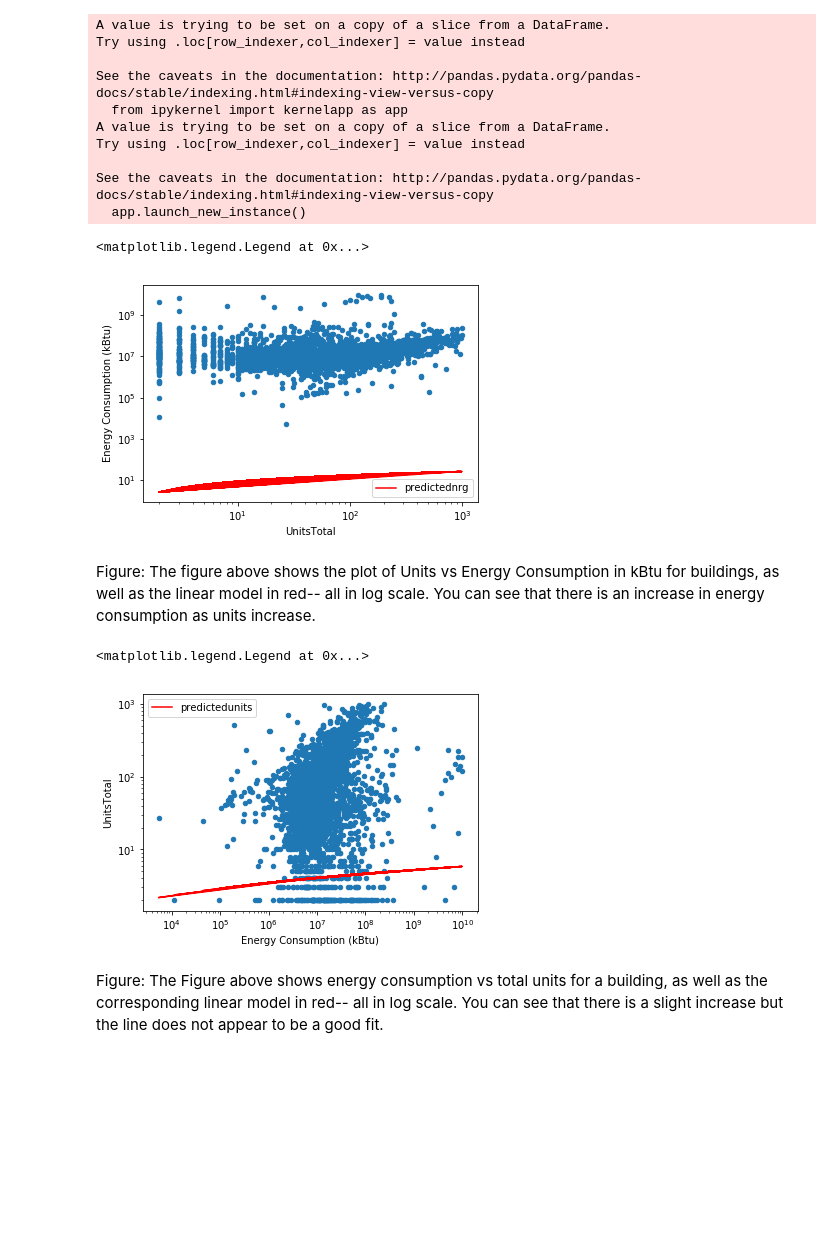
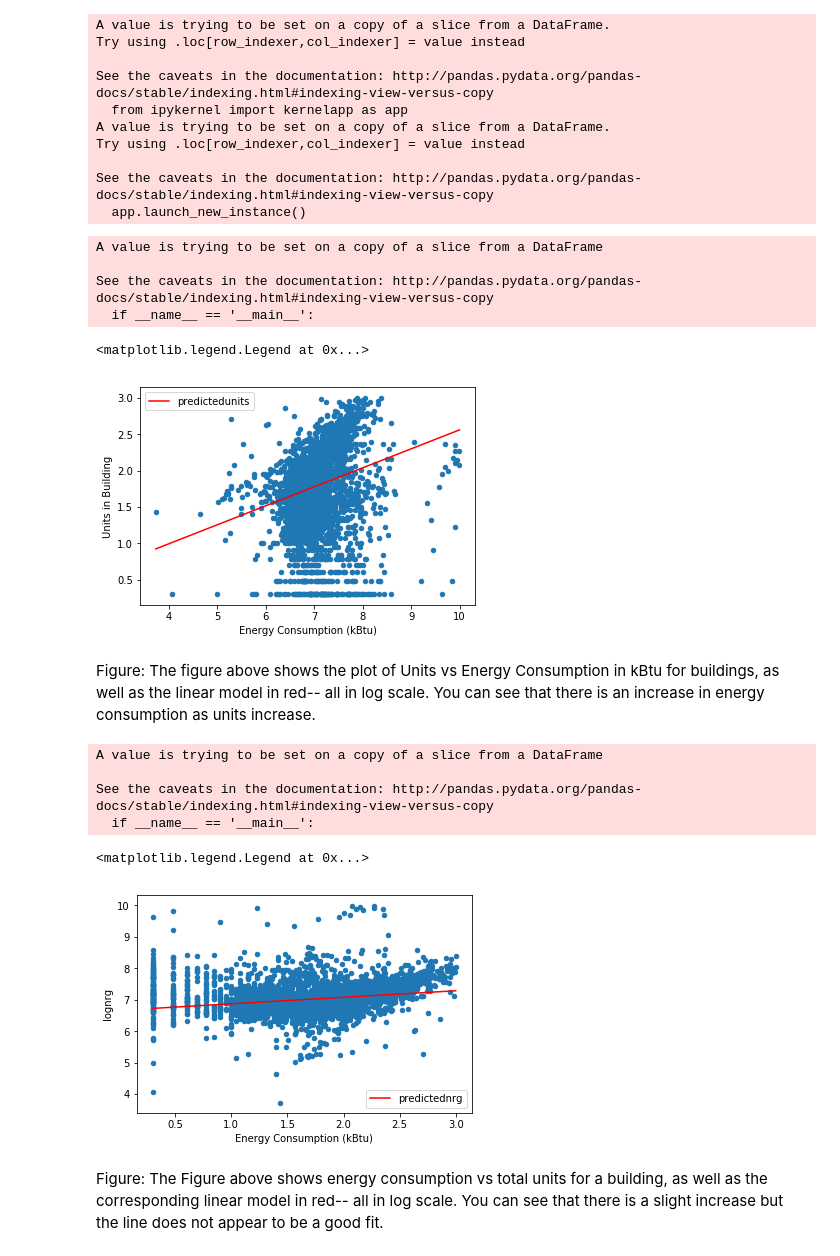
Before and after one commit to patafiot/PUI2018_tp1600, a Jupyter notebook: HW10_tp1600/building_nrg_instructions.ipynb, the cells around one changed output. Drawn from its saved outputs; the diff is of its cells as text; code cells hidden in the pictures; blank space fills up the shorter version.

```diff
--- a/HW10_tp1600/building_nrg_instructions.ipynb
+++ b/HW10_tp1600/building_nrg_instructions.ipynb
@@ -442,6 +445,6 @@ bblnrgdata2=bblnrgdata.loc[ind]
 # %%
-lm = smf.ols(formula='log(nrg)~log(UnitsTotal)-1', data = bblnrgdata2).fit()
-print(lm.summary())
+lm_u = smf.ols(formula='logunits ~ lognrg', data = bblnrgdata2).fit()
+print(lm_u.summary())
 # %% [output]
                             OLS Regression Results
 ==============================================================================
@@ -462,3 +465,5 @@ Warnings:
 [1] Standard Errors assume that the covariance matrix of the errors is correctly specified.
 # %% [markdown]
 ### Energy vs Units
+# %%
+bblnrgdata2.sort_values(by='logunits', inplace=True)
@@ -465,6 +475,6 @@ Warnings:
 # %%
-lm2 = smf.ols(formula='log(UnitsTotal)~log(nrg)-1', data = bblnrgdata2).fit()
-print(lm2.summary())
+lm_e = smf.ols(formula='lognrg ~ logunits', data = bblnrgdata2).fit()
+print(lm_e.summary())
 # %% [output]
                             OLS Regression Results
 ==============================================================================
@@ -485,8 +495,8 @@ Warnings:
 [1] Standard Errors assume that the covariance matrix of the errors is correctly specified.
 # %%
 #bblnrgdata.head()
-bblnrgdata2['predictednrg']=lm.predict()
-bblnrgdata2['predictedunits']=lm2.predict()
+bblnrgdata2['predictednrg']=lm_e.predict()
+bblnrgdata2['predictedunits']=lm_u.predict()
 # %% [output]
 A value is trying to be set on a copy of a slice from a DataFrame.
 Try using .loc[row_indexer,col_indexer] = value instead
@@ -499,23 +509,34 @@ Try using .loc[row_indexer,col_indexer] = value instead
 See the caveats in the documentation: http://pandas.pydata.org/pandas-docs/stable/indexing.html#indexing-view-versus-copy
   app.launch_new_instance()
 # %%
-bblnrgdata2.plot(kind='scatter',x='UnitsTotal',y='nrg', logx=True, logy=True)
-plt.ylabel("Energy Consumption (kBtu)")
-plt.plot(bblnrgdata2.UnitsTotal,bblnrgdata2.predictednrg,'r-')
+bblnrgdata2.sort_values(by='lognrg', inplace=True)
+bblnrgdata2.plot(kind='scatter',x='lognrg',y='logunits')
+plt.xlabel("Energy Consumption (kBtu)")
+plt.ylabel("Units in Building")
+plt.plot(bblnrgdata2['lognrg'],bblnrgdata2.predictedunits,'r-')
 plt.legend()
 # %% [output]
-<matplotlib.legend.Legend at 0x...>
+A value is trying to be set on a copy of a slice from a DataFrame
+
+See the caveats in the documentation: http://pandas.pydata.org/pandas-docs/stable/indexing.html#indexing-view-versus-copy
+  if __name__ == '__main__':
+<matplotlib.legend.Legend at 0x...>
-[figure, old version]
+[figure, new version]
 # %% [markdown]
 Figure: The figure above shows the plot of Units vs Energy Consumption in kBtu for buildings, as well as the linear model in red-- all in log scale. You can see that there is an increase in energy consumption as units increase.
 # %%
-bblnrgdata2.plot(kind='scatter',x='nrg',y='UnitsTotal', logx=True, logy=True)
+bblnrgdata2.sort_values(by='logunits', inplace=True)
+bblnrgdata2.plot(kind='scatter',x='logunits',y='lognrg')
 plt.xlabel("Energy Consumption (kBtu)")
-plt.plot(bblnrgdata2.nrg,bblnrgdata2.predictedunits,'r-')
+plt.plot(bblnrgdata2.logunits,bblnrgdata2.predictednrg,'r-')
 plt.legend()
 # %% [output]
-<matplotlib.legend.Legend at 0x...>
+A value is trying to be set on a copy of a slice from a DataFrame
+
+See the caveats in the documentation: http://pandas.pydata.org/pandas-docs/stable/indexing.html#indexing-view-versus-copy
+  if __name__ == '__main__':
+<matplotlib.legend.Legend at 0x...>
-[figure, old version]
+[figure, new version]
 # %% [markdown]
 Figure: The Figure above shows energy consumption vs total units for a building, as well as the corresponding linear model in red-- all in log scale. You can see that there is a slight increase but the line does not appear to be a good fit.
 # %% [markdown]
```
Also changed, not shown: parts of 38 cells of this notebook.
